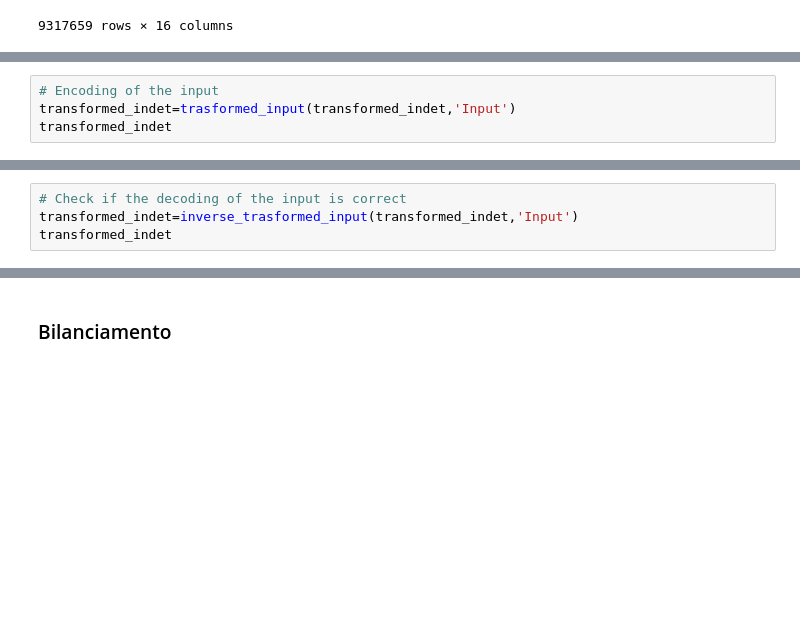
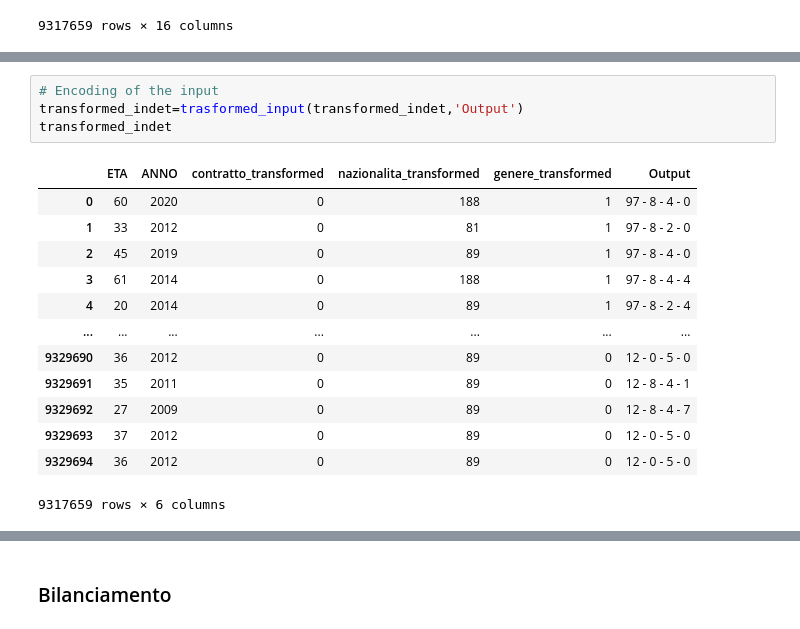
Before and after one commit to itsferios/LAB3, a Jupyter notebook: LAB3.ipynb, the cells around one changed output, grey strips where cells are left out. Saved outputs shown, nothing was run; the diff lists cells and outputs as text; blank space fills up the shorter version.

```diff
--- a/LAB3.ipynb
+++ b/LAB3.ipynb
@@ -371,4 +334,0 @@ def gender(value):
-# %%
-# Encoding of the input
-transformed_indet=trasformed_input(transformed_indet,'Input')
-transformed_indet
@@ -389,4 +334,0 @@ transformed_indet
-# %%
-# Check if the decoding of the input is correct
-transformed_indet=inverse_trasformed_input(transformed_indet,'Input')
-transformed_indet
@@ -447,0 +357,18 @@ copia
+# %%
+# Encoding of the input
+transformed_indet=trasformed_input(transformed_indet,'Output')
+transformed_indet
+# %% [output]
+|  | ETA | ANNO | contratto_transformed | nazionalita_transformed | genere_transformed | Output |
+| 0 | 60 | 2020 | 0 | 188 | 1 | 97 - 8 - 4 - 0 |
+| 1 | 33 | 2012 | 0 | 81 | 1 | 97 - 8 - 2 - 0 |
+| 2 | 45 | 2019 | 0 | 89 | 1 | 97 - 8 - 4 - 0 |
+| 3 | 61 | 2014 | 0 | 188 | 1 | 97 - 8 - 4 - 4 |
+| 4 | 20 | 2014 | 0 | 89 | 1 | 97 - 8 - 2 - 4 |
+| ... | ... | ... | ... | ... | ... | ... |
+| 9329690 | 36 | 2012 | 0 | 89 | 0 | 12 - 0 - 5 - 0 |
+| 9329691 | 35 | 2011 | 0 | 89 | 0 | 12 - 8 - 4 - 1 |
+| 9329692 | 27 | 2009 | 0 | 89 | 0 | 12 - 8 - 4 - 7 |
+| 9329693 | 37 | 2012 | 0 | 89 | 0 | 12 - 0 - 5 - 0 |
+| 9329694 | 36 | 2012 | 0 | 89 | 0 | 12 - 0 - 5 - 0 |
+9317659 rows × 6 columns
```
Also changed, not shown: parts of 78 cells of this notebook.
